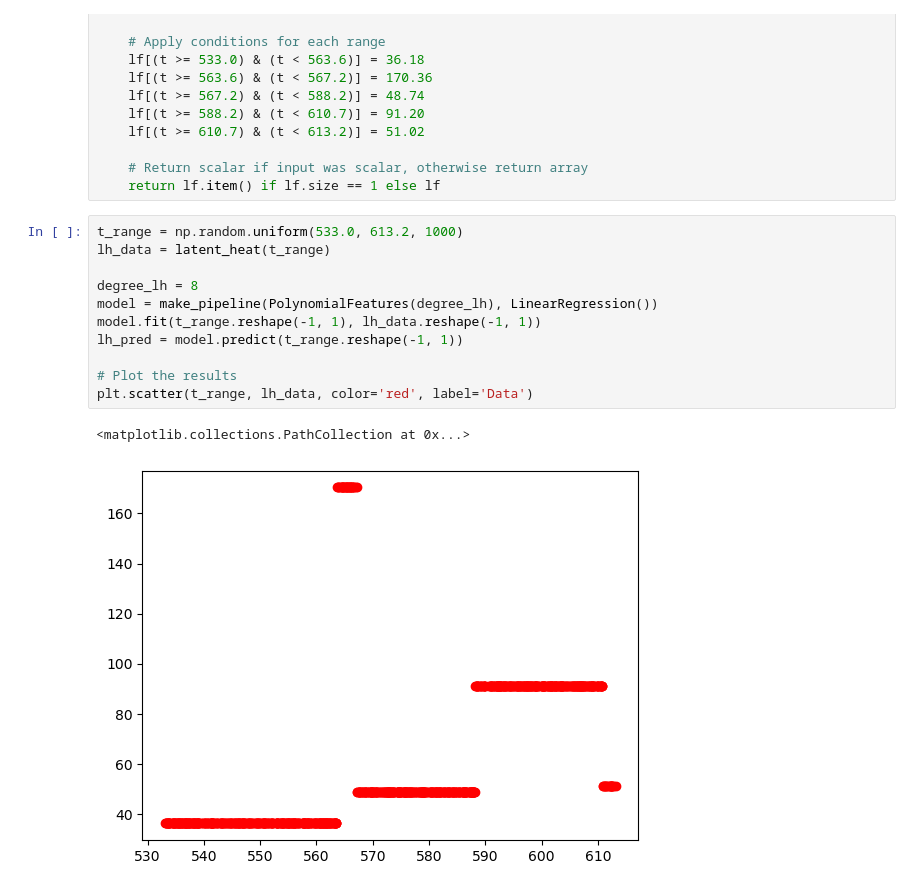
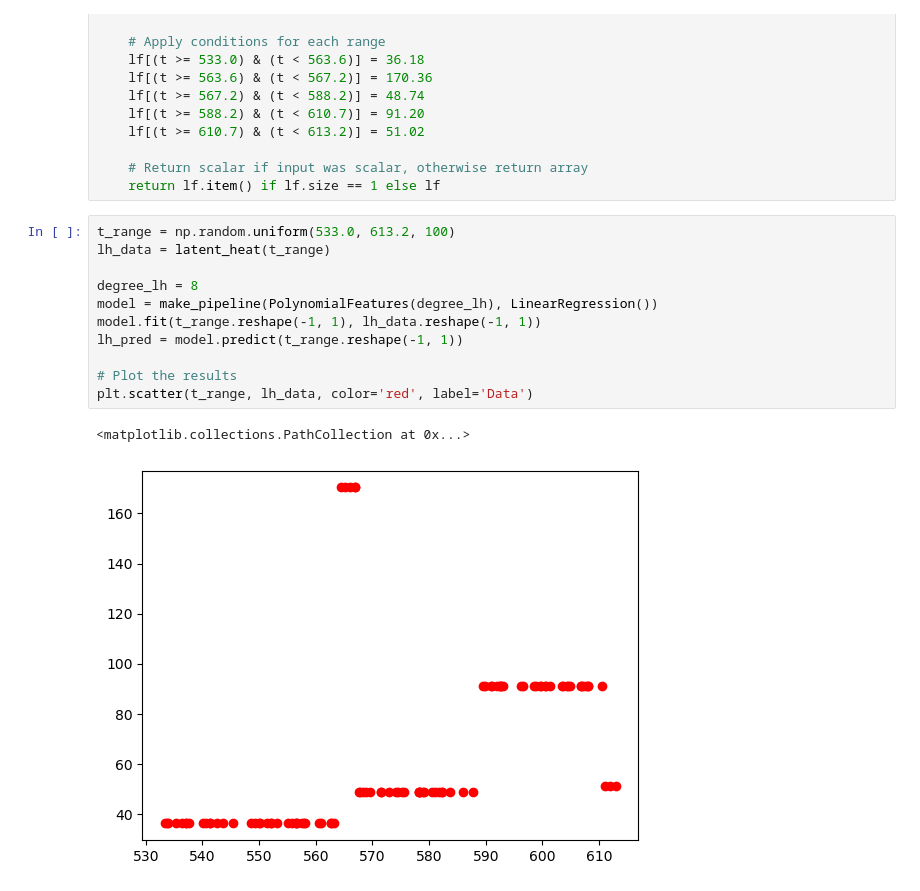
Before and after one commit to radhikrammohan/pinn-pc-1d, a Jupyter notebook: Data/Sim-Data/Fdd-simple/materials.ipynb, the cells around one changed output. Cells and saved outputs as stored; diff of their text form.

```diff
--- a/Data/Sim-Data/Fdd-simple/materials.ipynb
+++ b/Data/Sim-Data/Fdd-simple/materials.ipynb
@@ -95,19 +95,19 @@ def latent_heat(t):
     # Return scalar if input was scalar, otherwise return array
     return lf.item() if lf.size == 1 else lf
 # %%
-t_range = np.random.uniform(533.0, 613.2, 1000)
+t_range = np.random.uniform(533.0, 613.2, 100)
 lh_data = latent_heat(t_range)
 
 degree_lh = 8
 model = make_pipeline(PolynomialFeatures(degree_lh), LinearRegression())
 model.fit(t_range.reshape(-1, 1), lh_data.reshape(-1, 1))
 lh_pred = model.predict(t_range.reshape(-1, 1))
 
 # Plot the results
 plt.scatter(t_range, lh_data, color='red', label='Data')
 # %% [output]
 <matplotlib.collections.PathCollection at 0x...>
-[figure, old version]
+[figure, new version]
 # %%
 from scipy.special import expit  # Sigmoid function
 
```
Also changed, not shown: parts of 1 cell of this notebook, 4 other files.
